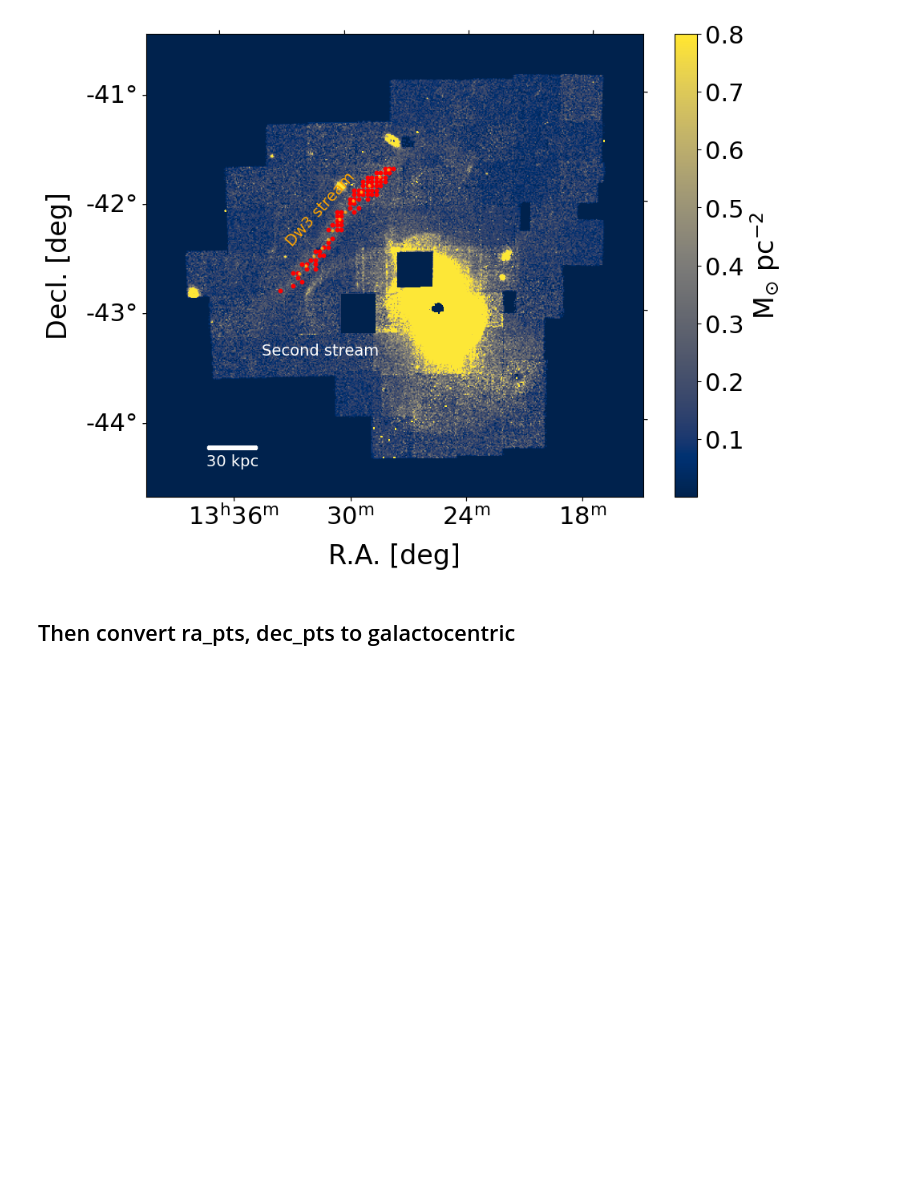
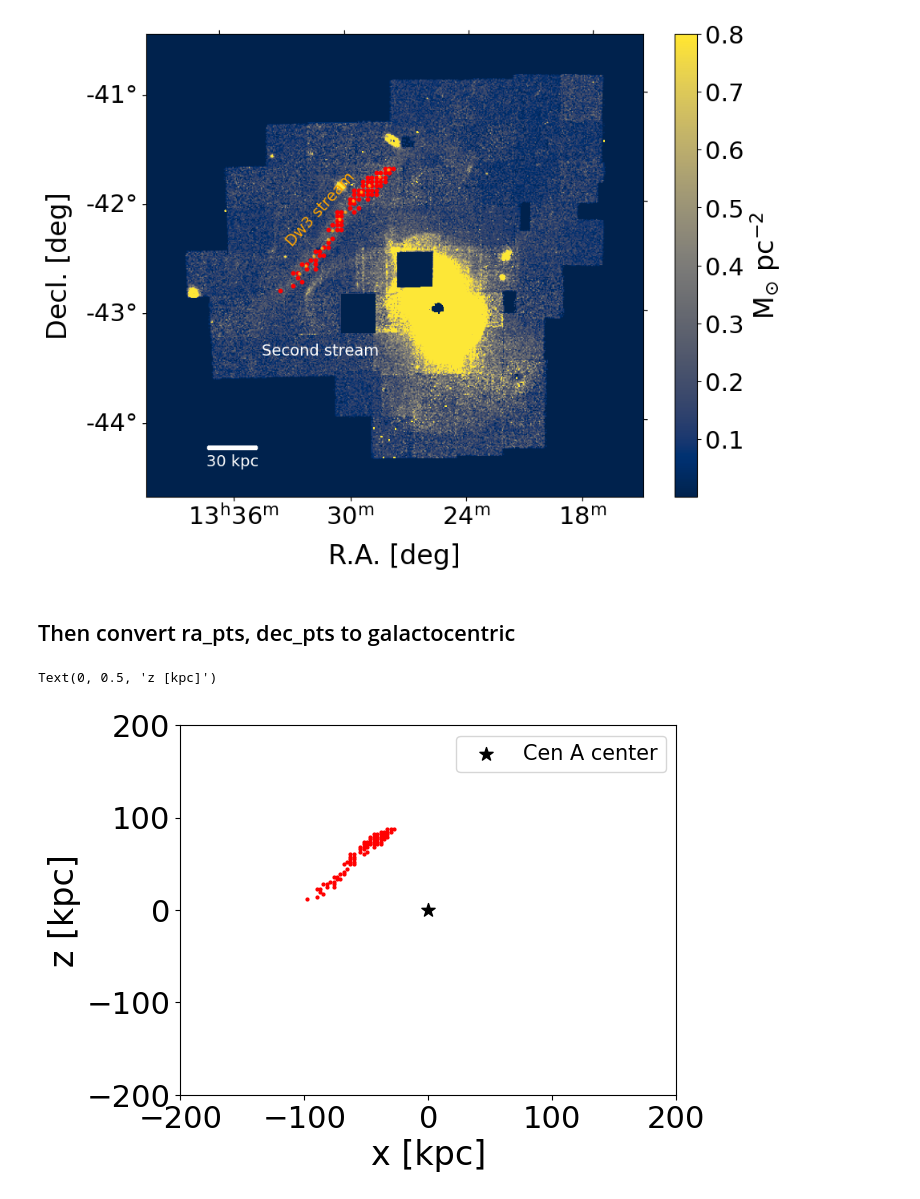
Before and after one commit to sapearson/PUk2025, a Jupyter notebook: PUK_CenA_Example.ipynb, the cells around one changed output. Cells and saved outputs as stored; diff of their text form; code cells hidden in the pictures; blank space fills up the shorter version.

```diff
--- a/PUK_CenA_Example.ipynb
+++ b/PUK_CenA_Example.ipynb
@@ -295,3 +295,7 @@ Text(401, 28, '30 kpc')
 [figure]
 # %% [markdown]
 ## Then convert ra_pts, dec_pts to galactocentric
+# %%
+CenA_distance = 3.8 * u.Mpc# 3.8*u.Mpc
+dw3_distance = 3.88* u.Mpc
+alpha = 0*u.deg
@@ -297,0 +421,12 @@ Text(401, 28, '30 kpc')
+# %%
+#red_points_GC
+plt.scatter(-red_points_GC.y.to(u.kpc), red_points_GC.z.to(u.kpc),  color='red', s=4)#, label="Bin Centers")
+plt.scatter(0,0,marker='*', color='black', s=100, label='Cen A center')
+plt.legend(fontsize=15)
+plt.xlim(-200,200)
+plt.ylim(-200,200)
+plt.xlabel('x [kpc]')
+plt.ylabel('z [kpc]')
+# %% [output]
+Text(0, 0.5, 'z [kpc]')
+[figure, added]
```
Also changed, not shown: parts of 2 cells of this notebook.
